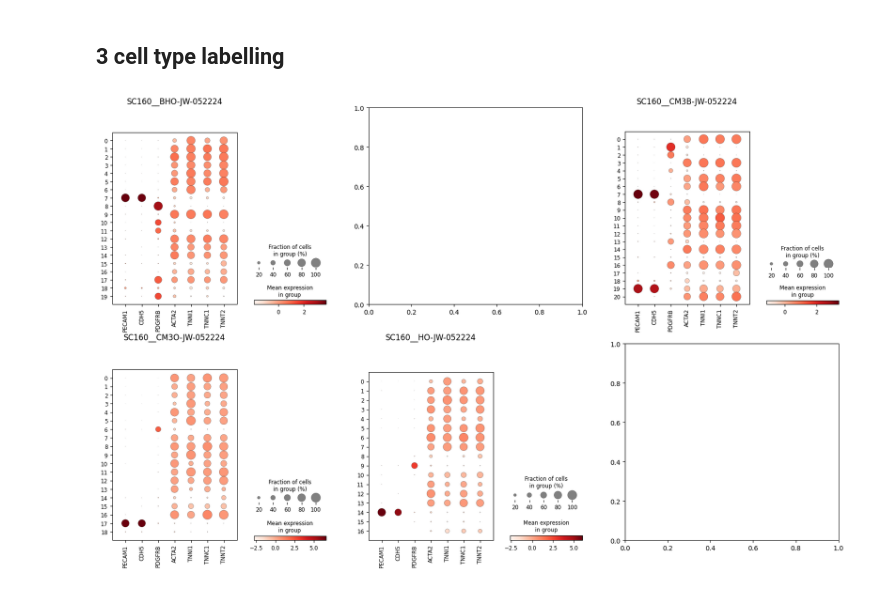
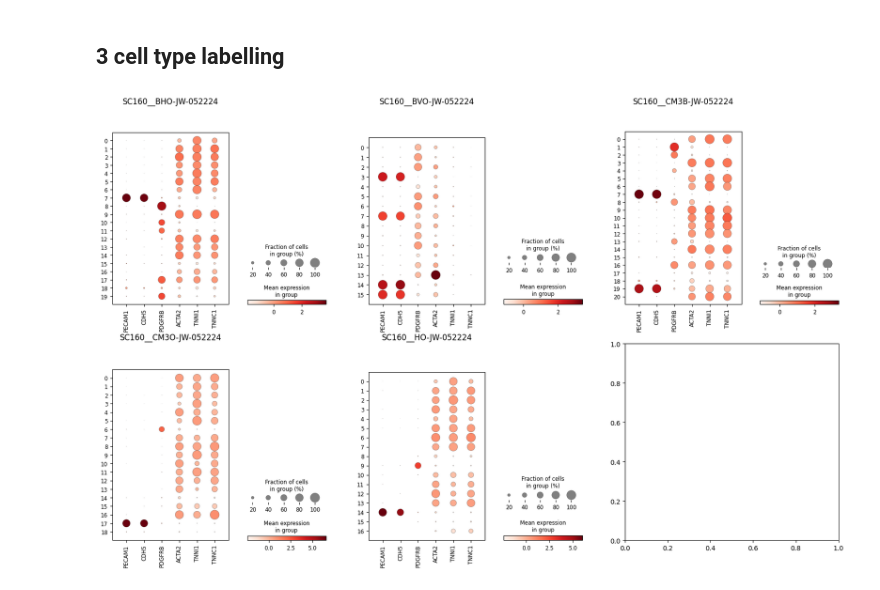
Before and after one commit to yachielab/DataAnalysis_Vascularized_Cardiac_Organoids, a Jupyter notebook: ipynb/CCO02.ipynb, the cells around one changed output. Drawn from its saved outputs; the diff is of its cells as text; code cells hidden in the pictures.

```diff
--- a/ipynb/CCO02.ipynb
+++ b/ipynb/CCO02.ipynb
@@ -147,19 +157,27 @@ mkdir -p /home/herbert/PyProjects/cocultured_organ/workspace/CCO02/biomarkers
 # %%
 fig, axs = plt.subplots(2, 3, figsize=(20,12), layout="constrained")
 axs = axs.flatten()
 # axs[-1].remove()
 
-markers = ['PECAM1', 'CDH5', 'PDGFRB', 'ACTA2', 'TNNI1', 'TNNC1', 'TNNT2']
+markers = ['PECAM1', 'CDH5', 'PDGFRB', 'ACTA2', 'TNNI1', 'TNNC1']
+
+# for i, d1 in enumerate(glob.glob(f'{OUT_DIR}/processed/*.h5ad')):
+#     try:
+#         sample_name = d1.split('/')[-1].strip('.h5ad')
+#         adata = sc.read_h5ad(f'{OUT_DIR}/processed/{sample_name}.h5ad')
+#         sc.pl.dotplot(adata, var_names=markers, groupby='leiden', ax=axs[i], title=sample_name, show=False)
+#     except:
+#         continue
 
 for i, d1 in enumerate(glob.glob(f'{OUT_DIR}/processed/*.h5ad')):
-    try:
-        sample_name = d1.split('/')[-1].strip('.h5ad')
-        adata = sc.read_h5ad(f'{OUT_DIR}/processed/{sample_name}.h5ad')
-        sc.pl.dotplot(adata, var_names=markers, groupby='leiden', ax=axs[i], title=sample_name, show=False)
-    except:
-        continue
+    # try:
+    sample_name = d1.split('/')[-1].strip('.h5ad')
+    adata = sc.read_h5ad(f'{OUT_DIR}/processed/{sample_name}.h5ad')
+    sc.pl.dotplot(adata, var_names=markers, groupby='leiden', ax=axs[i], title=sample_name, show=False)
+    # except:
+    #     continue
 
 plt.savefig(f'{OUT_DIR}/biomarkers/dotplots.png')
 plt.show()
 # %% [output]
-[figure, old version]
+[figure, new version]
```
Also changed, not shown: parts of 2 cells of this notebook, 18 other files.
